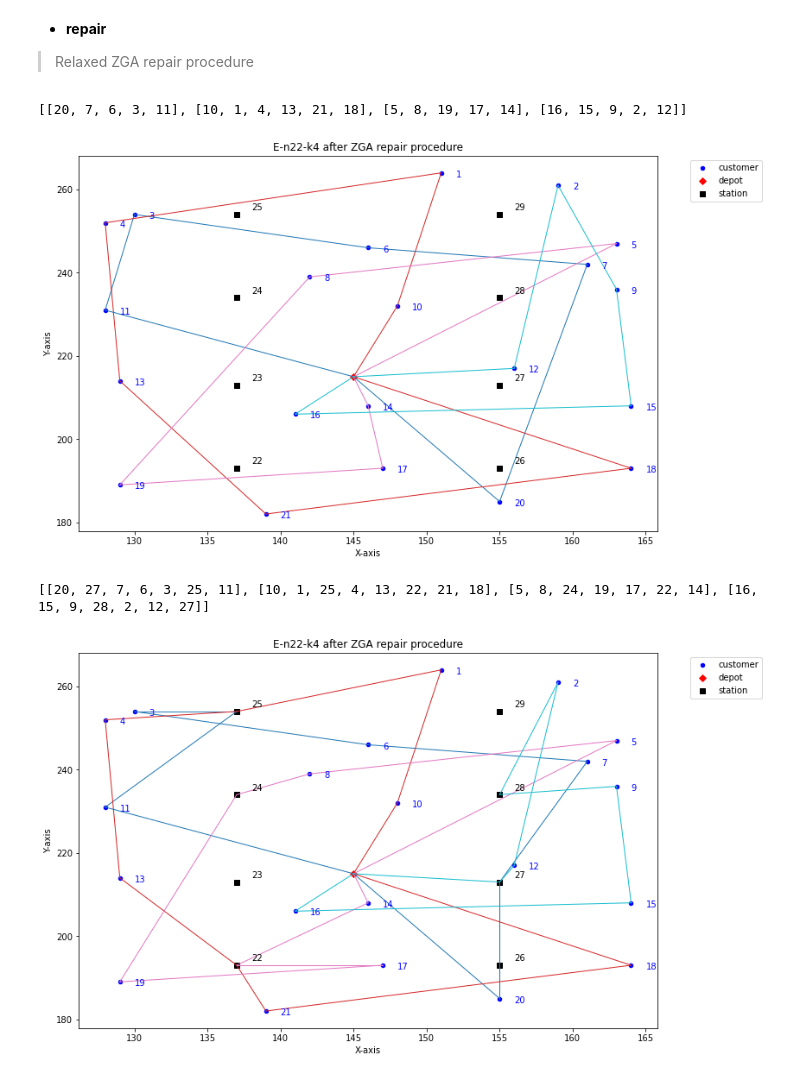
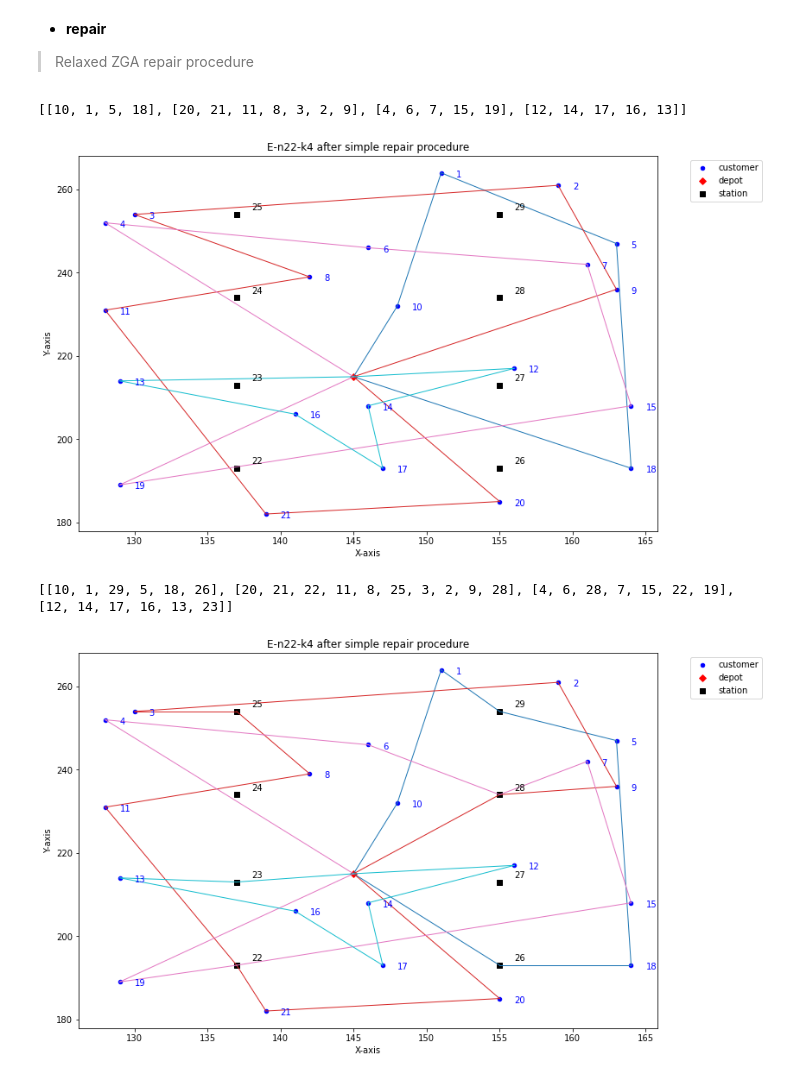
Before and after one commit to KingQino/EVRP-WCCI-2020, a Jupyter notebook: GA.ipynb, the cells around one changed output. Cells and saved outputs as stored; diff of their text form; code cells hidden in the pictures.

```diff
--- a/GA.ipynb
+++ b/GA.ipynb
@@ -477,7 +531,7 @@ def two_opt(route, distance_matrix):
 distance_matrix = instance.distance_matrix
 df = create_dataframe(instance)
 
-original_individual = CANDIDATES[1].copy()
+original_individual = CANDIDATES[0].copy()
 print(original_individual)
 visualize_routes(original_individual, df, instance.name + ' before 2-opt')
 
@@ -552,24 +606,24 @@ def simple_repair(initial_route, battery_capacity, energy_consumption, distance_
 # %%
 battery_capacity = instance.battery_capacity
 energy_consumption = instance.energy_consumption
 distance_matrix = instance.distance_matrix
 station_list = instance.station_list
 
 original_individual = optimized_individual
 repaired_individual = []
 
 for route in original_individual:
     repaired_route = simple_repair(route, battery_capacity, energy_consumption, distance_matrix, station_list)
     repaired_individual.append(repaired_route)
 
 print(original_individual)
 
-visualize_routes(original_individual, df, instance.name + ' after ZGA repair procedure')
+visualize_routes(original_individual, df, instance.name + ' after simple repair procedure')
 
 print(repaired_individual)
-visualize_routes(repaired_individual, df, instance.name + ' after ZGA repair procedure')
+visualize_routes(repaired_individual, df, instance.name + ' after simple repair procedure')
 # %% [output]
-[[20, 7, 6, 3, 11], [10, 1, 4, 13, 21, 18], [5, 8, 19, 17, 14], [16, 15, 9, 2, 12]]
+[[10, 1, 5, 18], [20, 21, 11, 8, 3, 2, 9], [4, 6, 7, 15, 19], [12, 14, 17, 16, 13]]
-[figure, old version]
+[figure, new version]
-[[20, 27, 7, 6, 3, 25, 11], [10, 1, 25, 4, 13, 22, 21, 18], [5, 8, 24, 19, 17, 22, 14], [16, 15, 9, 28, 2, 12, 27]]
+[[10, 1, 29, 5, 18, 26], [20, 21, 22, 11, 8, 25, 3, 2, 9, 28], [4, 6, 28, 7, 15, 22, 19], [12, 14, 17, 16, 13, 23]]
-[figure, old version]
+[figure, new version]
```
Also changed, not shown: parts of 11 cells of this notebook.
